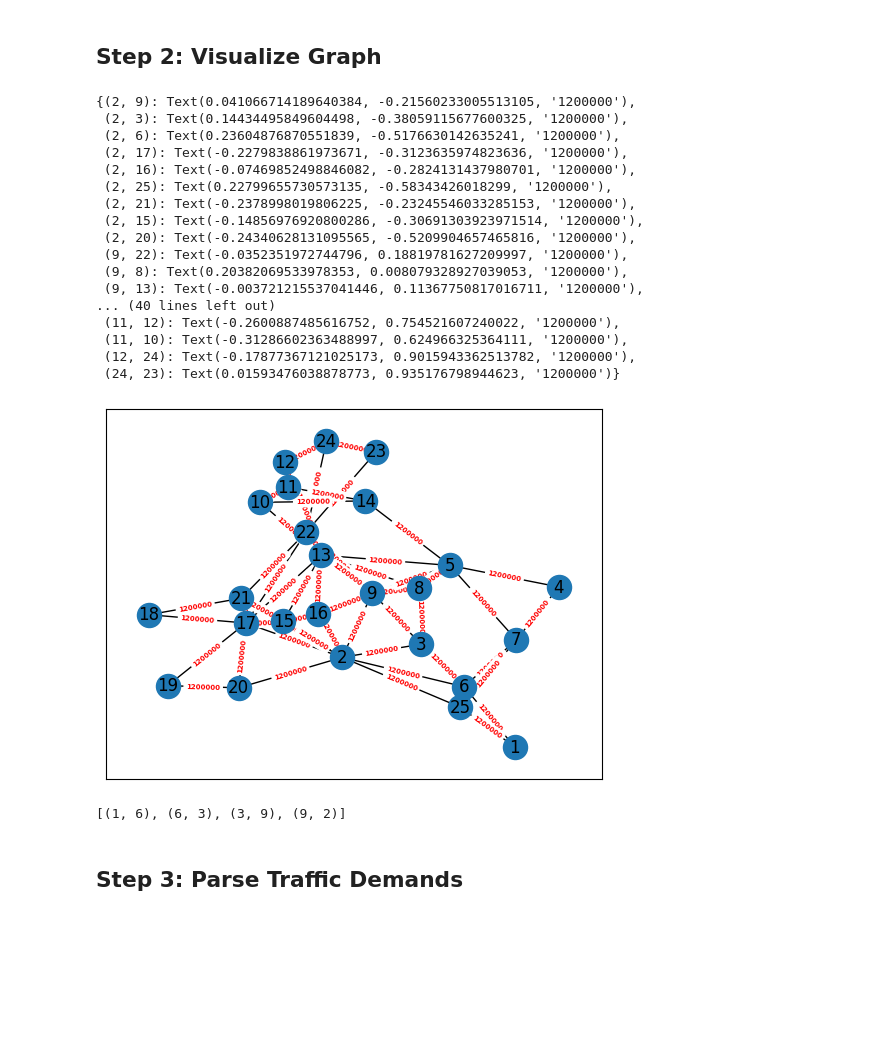
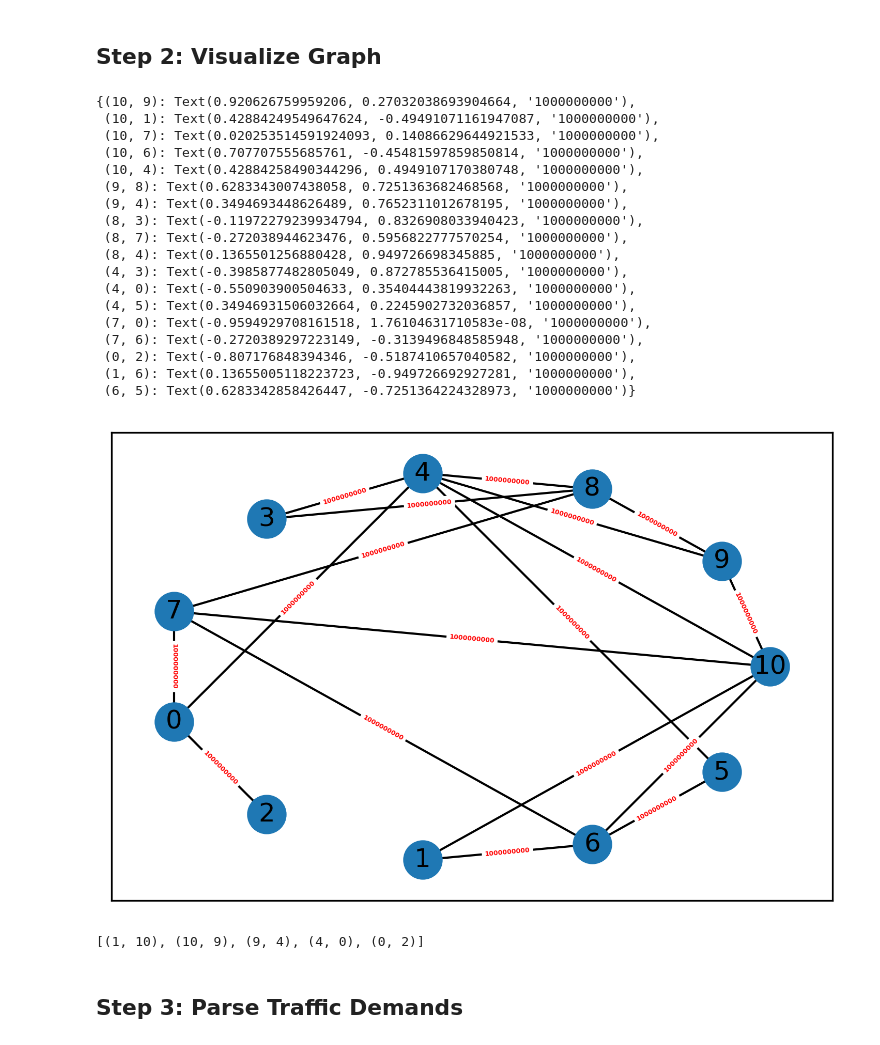
Before and after one commit to paulrrsachs/CS4450-Traffic-Engineering, a Jupyter notebook: traffic_engineering.ipynb, the cells around one changed output. Cells and saved outputs as stored; diff of their text form; code cells hidden in the pictures; blank space fills up the shorter version.

Commit message:
switched to Sprint and fixed graphs

```diff
--- a/traffic_engineering.ipynb
+++ b/traffic_engineering.ipynb
@@ -4,12 +4,16 @@ import numpy as np
 import networkx as nx
 import pandas as pd
 import gurobipy as gb
+import matplotlib.pyplot as plt
 from gurobipy import GRB
+
+plt.rcParams['figure.dpi'] = 300
+plt.rcParams['savefig.dpi'] = 300
 # %% [markdown]
 ## Step 1: Parse Network Topology and load Demands
 # %%
 # load data fram using pandas for topology
-df = pd.read_csv("data/ATT/topology.txt", delimiter=r"\s+")
+df = pd.read_csv("data/Sprint/topology.txt", delimiter=r"\s+")
 
 # Create Graph
 
@@ -19,34 +23,35 @@ G = nx.from_pandas_edgelist(df, 'from_node', 'to_node', ['capacity', 'prob_failu
 # %%
 #Draw loaded graph
 # spring layout prevents graph from
 # becoming too clustered
-layout = nx.spring_layout(G)
+layout = nx.circular_layout(G)
 # draw node, edges, and labels sperately
 nx.draw_networkx_labels(G, pos=layout)
 nx.draw_networkx_nodes(G, pos=layout)
 nx.draw_networkx_edges(G, pos=layout)
 # only add capacities as labels
 edge_labels = dict([((source, dest), G[source][dest]["capacity"]) for source, dest in G.edges])
-nx.draw_networkx_edge_labels(G, pos=layout, edge_labels= edge_labels,font_color="red", font_weight="bold", font_size = 5)
+nx.draw_networkx_edge_labels(G, pos=layout, edge_labels= edge_labels,font_color="red", font_weight="bold", font_size = 3)
 # %% [output]
-{(2, 9): Text(0.041066714189640384, -0.21560233005513105, '1200000'),
- (2, 3): Text(0.14434495849604498, -0.38059115677600325, '1200000'),
- (2, 6): Text(0.23604876870551839, -0.5176630142635241, '1200000'),
- (2, 17): Text(-0.2279838861973671, -0.3123635974823636, '1200000'),
- (2, 16): Text(-0.07469852498846082, -0.2824131437980701, '1200000'),
- (2, 25): Text(0.22799655730573135, -0.58343426018299, '1200000'),
- (2, 21): Text(-0.2378998019806225, -0.23245546033285153, '1200000'),
- (2, 15): Text(-0.14856976920800286, -0.30691303923971514, '1200000'),
- (2, 20): Text(-0.24340628131095565, -0.5209904657465816, '1200000'),
- (9, 22): Text(-0.0352351972744796, 0.18819781627209997, '1200000'),
- (9, 8): Text(0.20382069533978353, 0.008079328927039053, '1200000'),
- (9, 13): Text(-0.003721215537041446, 0.11367750817016711, '1200000'),
-... (40 lines left out)
- (11, 12): Text(-0.2600887485616752, 0.754521607240022, '1200000'),
- (11, 10): Text(-0.31286602363488997, 0.624966325364111, '1200000'),
- (12, 24): Text(-0.17877367121025173, 0.9015943362513782, '1200000'),
- (24, 23): Text(0.01593476038878773, 0.935176798944623, '1200000')}
+{(10, 9): Text(0.920626759959206, 0.27032038693904664, '1000000000'),
+ (10, 1): Text(0.42884249549647624, -0.49491071161947087, '1000000000'),
+ (10, 7): Text(0.020253514591924093, 0.14086629644921533, '1000000000'),
+ (10, 6): Text(0.707707555685761, -0.45481597859850814, '1000000000'),
+ (10, 4): Text(0.42884258490344296, 0.4949107170380748, '1000000000'),
+ (9, 8): Text(0.6283343007438058, 0.7251363682468568, '1000000000'),
+ (9, 4): Text(0.3494693448626489, 0.7652311012678195, '1000000000'),
+ (8, 3): Text(-0.11972279239934794, 0.8326908033940423, '1000000000'),
+ (8, 7): Text(-0.272038944623476, 0.5956822777570254, '1000000000'),
+ (8, 4): Text(0.1365501256880428, 0.949726698345885, '1000000000'),
+ (4, 3): Text(-0.3985877482805049, 0.872785536415005, '1000000000'),
+ (4, 0): Text(-0.550903900504633, 0.35404443819932263, '1000000000'),
+ (4, 5): Text(0.34946931506032664, 0.2245902732036857, '1000000000'),
+ (7, 0): Text(-0.9594929708161518, 1.76104631710583e-08, '1000000000'),
+ (7, 6): Text(-0.2720389297223149, -0.3139496848585948, '1000000000'),
+ (0, 2): Text(-0.807176848394346, -0.5187410657040582, '1000000000'),
+ (1, 6): Text(0.13655005118223723, -0.949726692927281, '1000000000'),
+ (6, 5): Text(0.6283342858426447, -0.7251364224328973, '1000000000')}
-[figure, old version]
+[figure, new version]
 # %%
 ## Get paths
 ## for each node, find paths to destination node
@@ -55,10 +60,10 @@ paths = {}
 
 num_paths = {}
 
-n=25
+n=10
 
-for i in range(1,n+1):
-    for j in range(1,n+1):
+for i in range(0,n+1):
+    for j in range(0,n+1):
         path_gen = nx.all_simple_edge_paths(G, source=i, target=j, cutoff=5)
         p = list(path_gen)
         num_paths[(i,j)] = len(p)
@@ -67,7 +72,7 @@ for i in range(1,n+1):
 
 print(paths[1,2,0])
 # %% [output]
-[(1, 6), (6, 3), (3, 9), (9, 2)]
+[(1, 10), (10, 9), (9, 4), (4, 0), (0, 2)]
 # %% [markdown]
 ## Step 3: Parse Traffic Demands
 # %%
```
Also changed, not shown: parts of 4 cells of this notebook.
